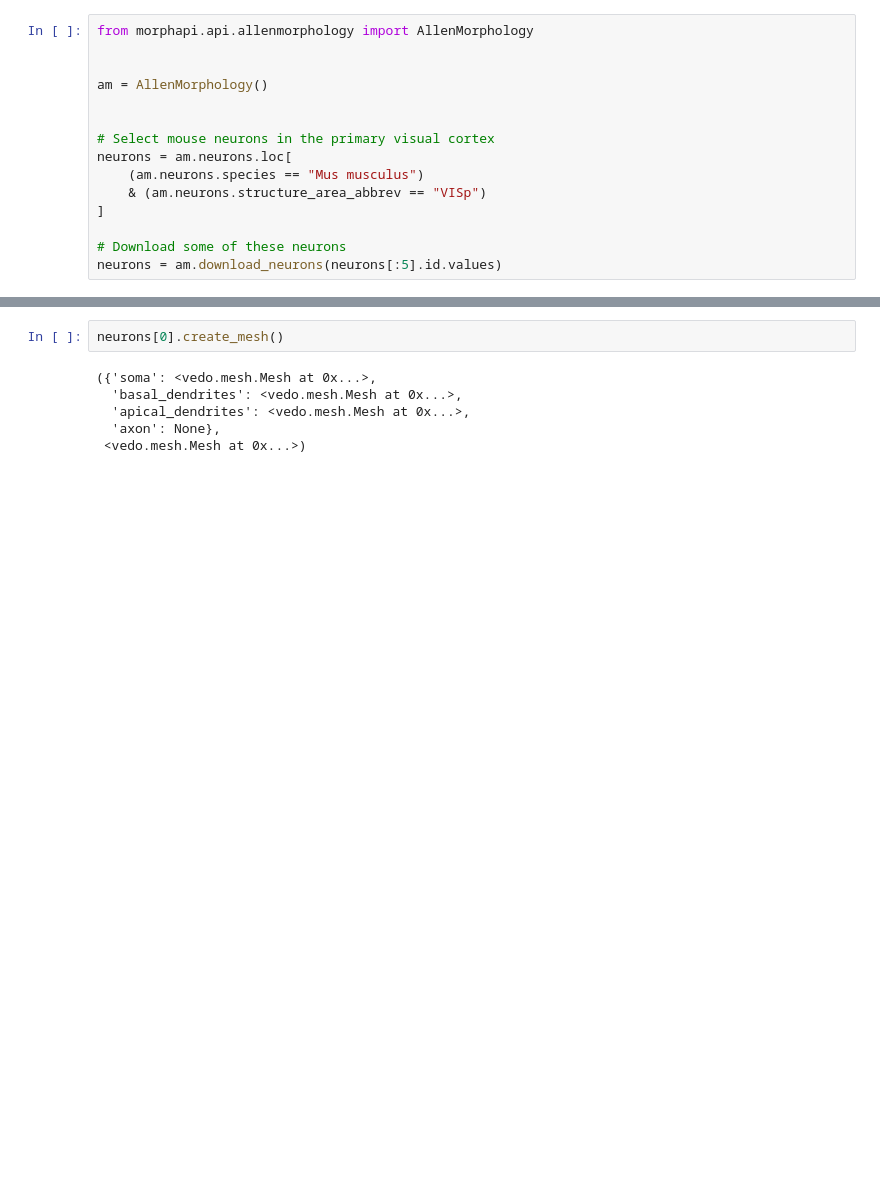
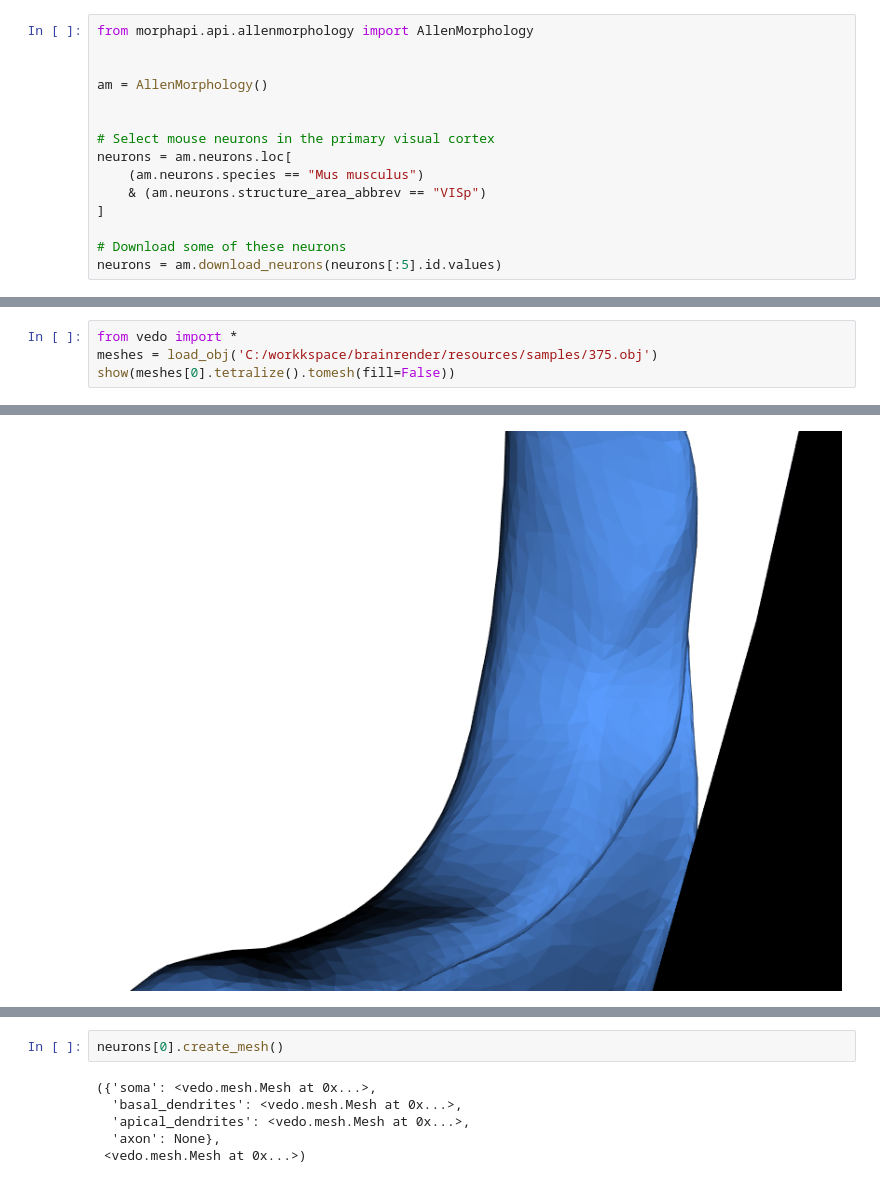
Before and after one commit to jhahncs/brain-slice-render, a Jupyter notebook: gen_brain_slice_dataset.ipynb, the cells around one changed output, grey strips where cells are left out. Drawn from its saved outputs; the diff is of its cells as text; blank space fills up the shorter version.

```diff
--- a/gen_brain_slice_dataset.ipynb
+++ b/gen_brain_slice_dataset.ipynb
@@ -49,0 +43,5 @@ Name: acronym, Length: 840, dtype: object
+# %%
+from vedo import *
+meshes = load_obj('C:/workkspace/brainrender/resources/samples/375.obj')
+show(meshes[0].tetralize().tomesh(fill=False))
+# %% [output]
@@ -49,0 +49 @@ Name: acronym, Length: 840, dtype: object
+[figure, added]
```
Also changed, not shown: parts of 6 cells of this notebook, 7 other files.
